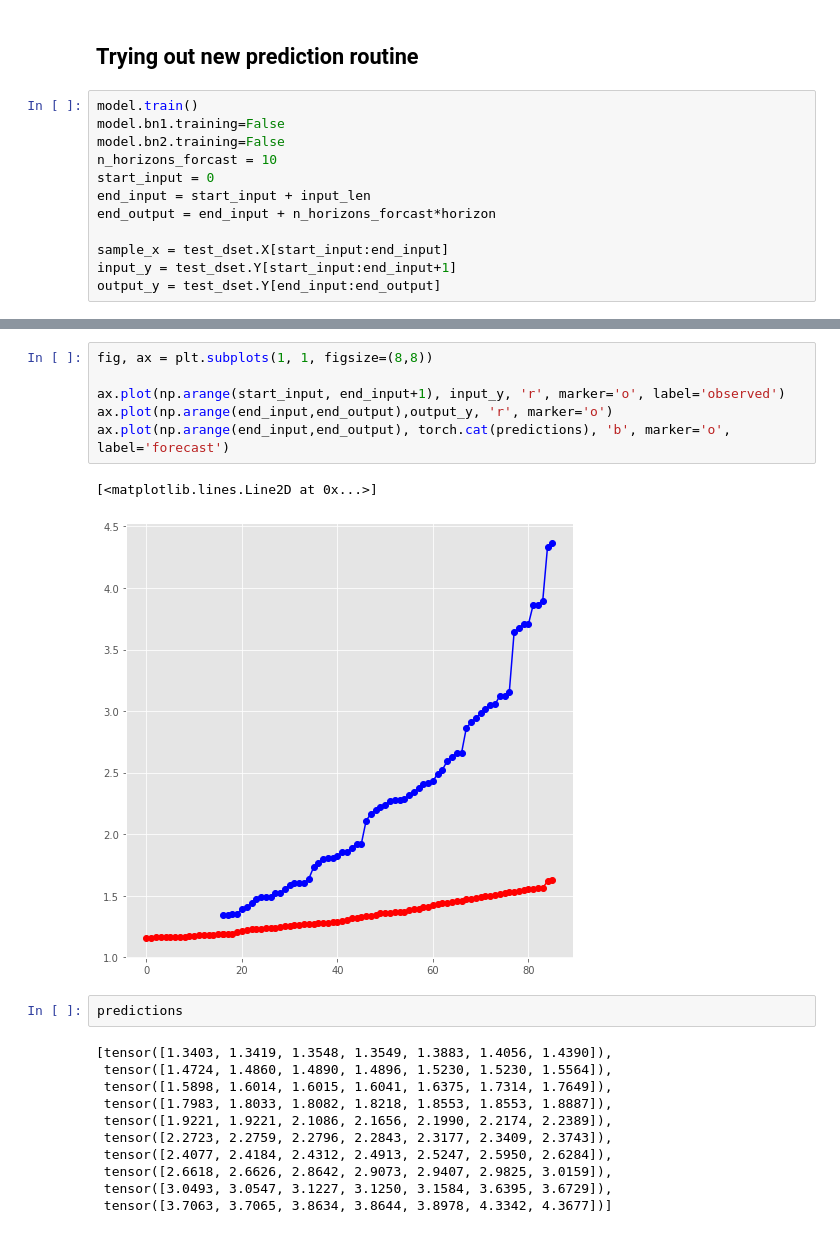
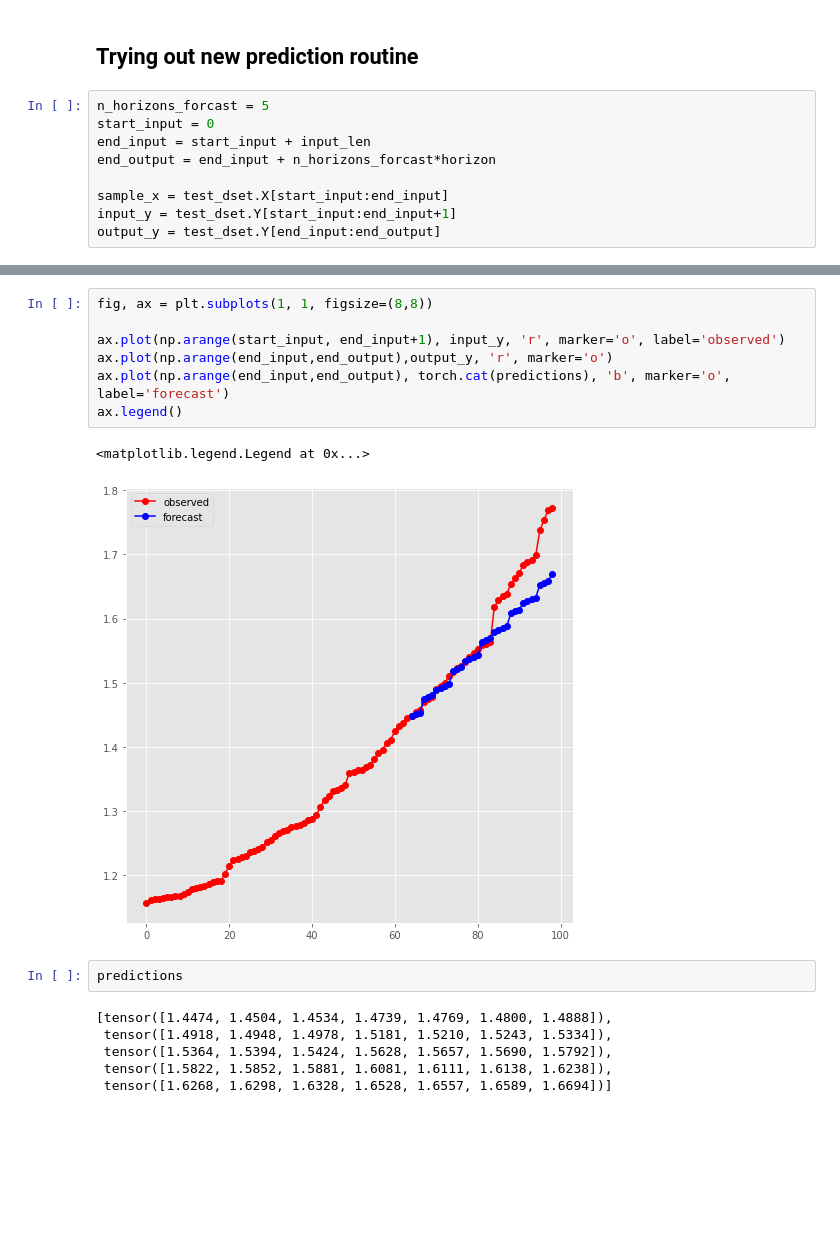
Before and after one commit to hanxiaokaka/Induced_seismic, a Jupyter notebook: notebooks/scinet/004 SCINet decatur multiple horizon.ipynb, the cells around one changed output, grey strips where cells are left out. Drawn from its saved outputs; the diff is of its cells as text; blank space fills up the shorter version.

```diff
--- a/notebooks/scinet/004 SCINet decatur multiple horizon.ipynb
+++ b/notebooks/scinet/004 SCINet decatur multiple horizon.ipynb
@@ -330,10 +330,7 @@ Visualize the forecast
 # %% [markdown]
 ## Trying out new prediction routine
 # %%
-model.train()
-model.bn1.training=False
-model.bn2.training=False
-n_horizons_forcast = 10
+n_horizons_forcast = 5
 start_input = 0
 end_input = start_input + input_len
 end_output = end_input + n_horizons_forcast*horizon
@@ -370,25 +368,21 @@ plt.legend()
 # %%
 fig, ax = plt.subplots(1, 1, figsize=(8,8))
 
 ax.plot(np.arange(start_input, end_input+1), input_y, 'r', marker='o', label='observed')
 ax.plot(np.arange(end_input,end_output),output_y, 'r', marker='o')
 ax.plot(np.arange(end_input,end_output), torch.cat(predictions), 'b', marker='o', label='forecast')
+ax.legend()
 # %% [output]
-[<matplotlib.lines.Line2D at 0x...>]
+<matplotlib.legend.Legend at 0x...>
-[figure, old version]
+[figure, new version]
 # %%
 predictions
 # %% [output]
-[tensor([1.3403, 1.3419, 1.3548, 1.3549, 1.3883, 1.4056, 1.4390]),
- tensor([1.4724, 1.4860, 1.4890, 1.4896, 1.5230, 1.5230, 1.5564]),
- tensor([1.5898, 1.6014, 1.6015, 1.6041, 1.6375, 1.7314, 1.7649]),
- tensor([1.7983, 1.8033, 1.8082, 1.8218, 1.8553, 1.8553, 1.8887]),
- tensor([1.9221, 1.9221, 2.1086, 2.1656, 2.1990, 2.2174, 2.2389]),
- tensor([2.2723, 2.2759, 2.2796, 2.2843, 2.3177, 2.3409, 2.3743]),
- tensor([2.4077, 2.4184, 2.4312, 2.4913, 2.5247, 2.5950, 2.6284]),
- tensor([2.6618, 2.6626, 2.8642, 2.9073, 2.9407, 2.9825, 3.0159]),
- tensor([3.0493, 3.0547, 3.1227, 3.1250, 3.1584, 3.6395, 3.6729]),
- tensor([3.7063, 3.7065, 3.8634, 3.8644, 3.8978, 4.3342, 4.3677])]
+[tensor([1.4474, 1.4504, 1.4534, 1.4739, 1.4769, 1.4800, 1.4888]),
+ tensor([1.4918, 1.4948, 1.4978, 1.5181, 1.5210, 1.5243, 1.5334]),
+ tensor([1.5364, 1.5394, 1.5424, 1.5628, 1.5657, 1.5690, 1.5792]),
+ tensor([1.5822, 1.5852, 1.5881, 1.6081, 1.6111, 1.6138, 1.6238]),
+ tensor([1.6268, 1.6298, 1.6328, 1.6528, 1.6557, 1.6589, 1.6694])]
 # %%
 np.arange(end_input,end_output)
 # %% [output]
```
Also changed, not shown: parts of 7 cells of this notebook.
